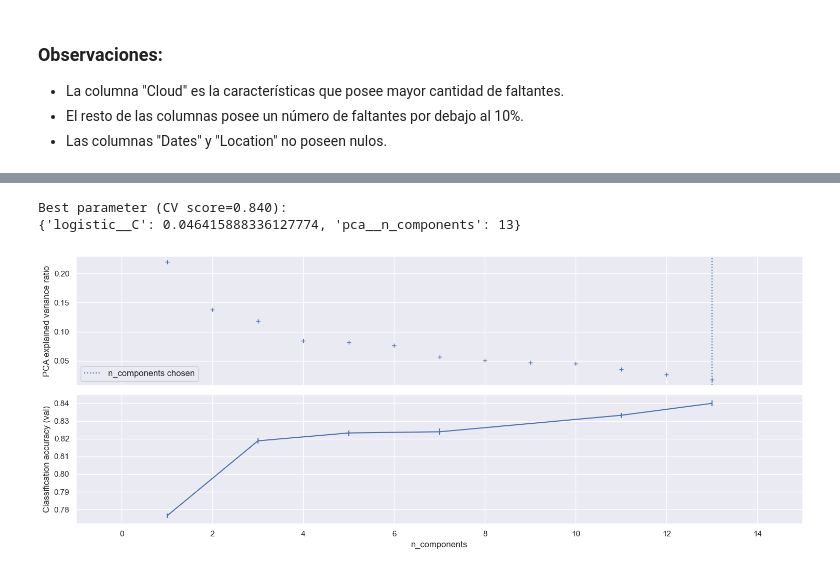
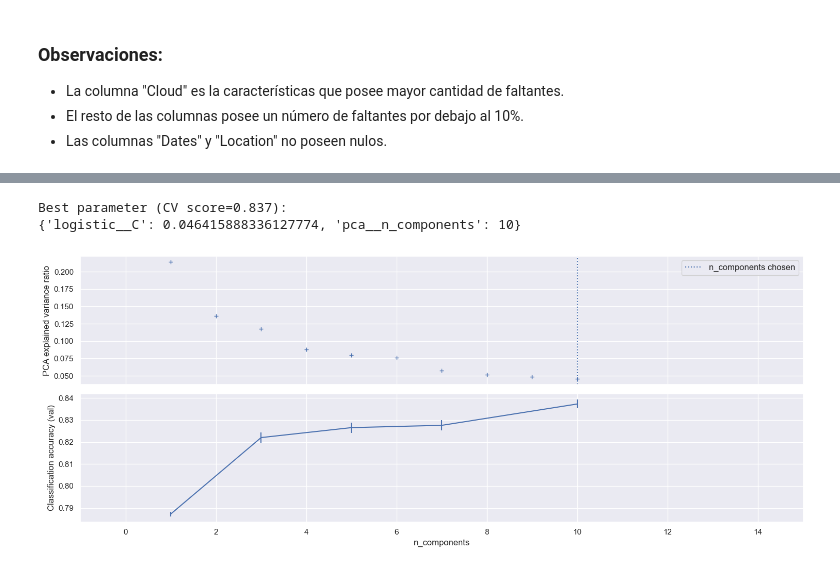
Before and after one commit to pedromperezc/Intro-AI, a Jupyter notebook: TP1 INTEGRADOR/TP Integrador.ipynb, the cells around one changed output, grey strips where cells are left out. Drawn from its saved outputs; the diff is of its cells as text; code cells hidden in the pictures.

```diff
--- a/TP1 INTEGRADOR/TP Integrador.ipynb
+++ b/TP1 INTEGRADOR/TP Integrador.ipynb
@@ -199,13 +314,12 @@ busco_outliers(df, features)
 # %%
 # Transformamos para ver el efecto sobre los outliers.
 qt = QuantileTransformer(n_quantiles=1000, output_distribution='normal', random_state=1)
-
 features = ["MinTemp","MaxTemp", "Temp9am", "Temp3pm", "Pressure9am", "Pressure3pm", "Rainfall", "Evaporation", "Sunshine", "WindGustSpeed", "WindSpeed9am", "WindSpeed3pm", "Humidity9am", "Humidity3pm"]
-
+rt = RobustScaler()
 df_aux = pd.DataFrame.copy(df[["MinTemp","MaxTemp", "Temp9am", "Temp3pm", "Pressure9am", "Pressure3pm", "Rainfall", "Evaporation", "Sunshine", "WindGustSpeed", "WindSpeed9am", "WindSpeed3pm", "Humidity9am", "Humidity3pm"]])
 for col in features:
     data = df_aux[col].values
-    data = qt.fit_transform(data.reshape(-1,1))
+    data = rt.fit_transform(data.reshape(-1,1))
     df_aux[col] = data[:,0]
 
-busco_outliers(df_aux, features)
+busco_outliers_iqr(df_aux, features)
@@ -683,3 +813,7 @@ df['Target'] = df['RainTomorrow'].map({'Yes':1, 'No':0})
 df = df.drop(['WindGustDir', 'RainToday'], axis=1)
 df["Month"] = pd.to_datetime(df.Date).dt.month
 df = df.rename(columns={"RainToday_new": "RainToday", "WindGustDir_new": "WindGustDir"})
+# %%
+features = ["MaxTemp","WindGustSpeed","Humidity9am","Pressure3pm"]
+outliers, df = busco_outliers_iqr(df, features)
+outliers
@@ -685,0 +826,2 @@ df = df.rename(columns={"RainToday_new": "RainToday", "WindGustDir_new": "WindGu
+# %%
+outliers, df = busco_outliers_iqr(df, features, True)
@@ -870,7 +1194,8 @@ ciclical_features_18 = ['WindGustDir']
 only_imputation_transformer = IterativeImputer(n_nearest_features=2, max_iter=1000)
 
 numeric_transformer = Pipeline(steps=[
-    ('Q_transformer', QuantileTransformer(n_quantiles=1000, output_distribution='normal', random_state=1)),
+#     ('Q_transformer', QuantileTransformer(n_quantiles=1000, output_distribution='normal', random_state=1)),
+    ('scaler', StandardScaler()),
     ])
 
 categorical_transformer = Pipeline(steps=[
@@ -890,7 +1215,7 @@ preprocessor = ColumnTransformer(
         ("dir_cos", cos_transformer(18), ciclical_features_18),
     ])
 
-param_grid = {'logistic__C': np.logspace(-4, 4, 4),'pca__n_components': [1, 3, 5, 7, 11,13],
+param_grid = {'logistic__C': np.logspace(-4, 4, 4),'pca__n_components': [1, 3, 5, 7, 10],
              }
 
 clf = Pipeline(steps=[('preprocessor', preprocessor),
@@ -907,8 +1232,8 @@ results =search.fit(X_train,y_train)
 print("Best parameter (CV score=%0.3f):" % search.best_score_)
 print(search.best_params_)
 # %% [output]
-Best parameter (CV score=0.840):
-{'logistic__C': 0.046415888336127774, 'pca__n_components': 13}
+Best parameter (CV score=0.837):
+{'logistic__C': 0.046415888336127774, 'pca__n_components': 10}
 # %%
 only_imputation_transformer = IterativeImputer(n_nearest_features=None, max_iter=1000)
 
@@ -939,36 +1264,36 @@ clf = Pipeline(steps=[('preprocessor', preprocessor),
                       ])
 
 results = clf.fit_transform(X_train,y_train)
-pca = PCA(n_components=13).fit(results)
+pca = PCA(n_components=10).fit(results)
 
 
 fig, (ax0, ax1) = plt.subplots(nrows=2, sharex=True, figsize=(15, 6))
 ax0.plot(np.arange(1, pca.n_components_ + 1),
          pca.explained_variance_ratio_, '+', linewidth=2)
 ax0.set_ylabel('PCA explained variance ratio')
 
 ax0.axvline(search.best_estimator_.named_steps['pca'].n_components,
             linestyle=':', label='n_components chosen')
 ax0.legend(prop=dict(size=12))
 
 # For each number of components, find the best classifier results
 results = pd.DataFrame(search.cv_results_)
 components_col = 'param_pca__n_components'
 best_clfs = results.groupby(components_col).apply(
     lambda g: g.nlargest(1, 'mean_test_score'))
 
 best_clfs.plot(x=components_col, y='mean_test_score', yerr='std_test_score',
                legend=False, ax=ax1)
 ax1.set_ylabel('Classification accuracy (val)')
 ax1.set_xlabel('n_components')
 
 plt.xlim(-1, 15)
 
 plt.tight_layout()
 
 plt.show()
 # %% [output]
-[figure, old version]
+[figure, new version]
 # %%
 results = clf.fit_transform(X_train,y_train)
 pca = PCA(n_components=2).fit(results).transform(results)
```
Also changed, not shown: parts of 39 cells of this notebook.
